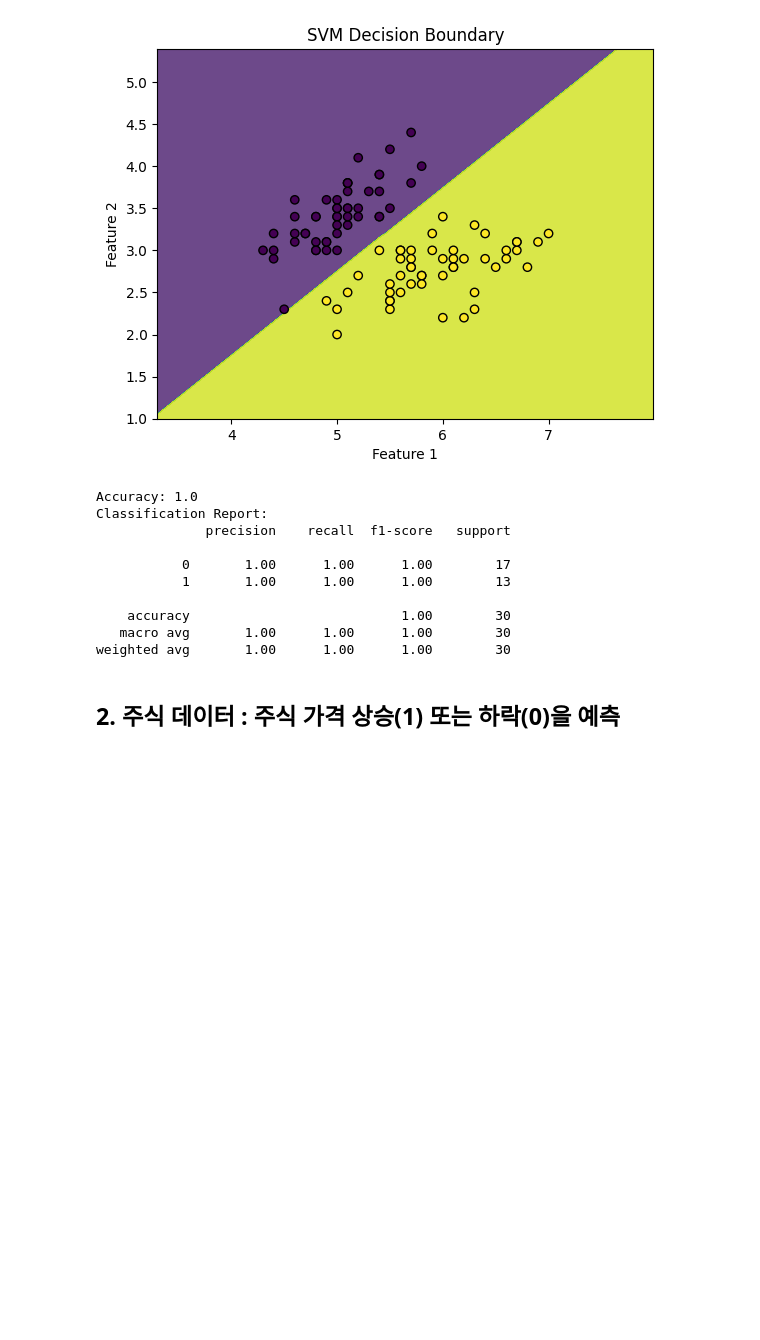
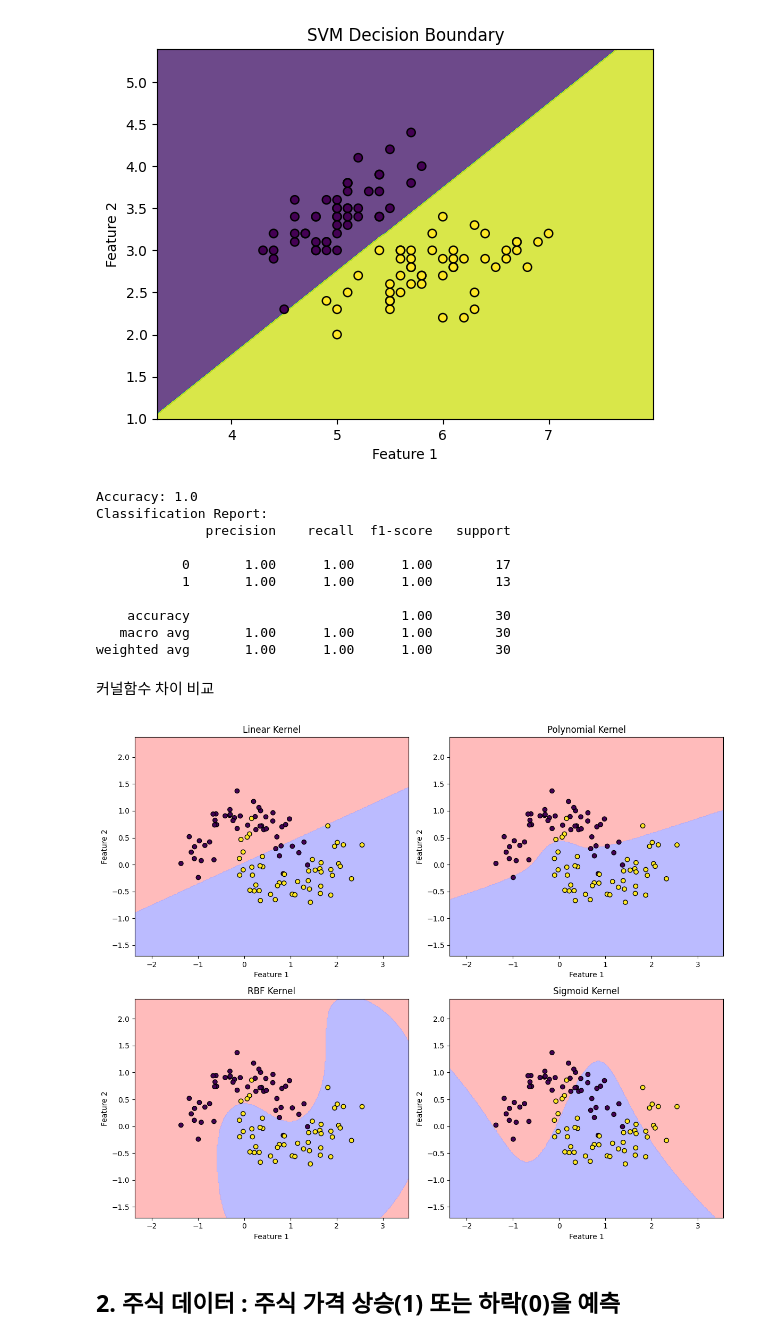
Before and after one commit to freejyb/kdigital, a Jupyter notebook: 머신러닝/분류알고리즘/Support Vector Machine (SVM).ipynb, the cells around one changed output. Saved outputs shown, nothing was run; the diff lists cells and outputs as text; code cells hidden in the pictures; blank space fills up the shorter version.

```diff
--- a/머신러닝/분류알고리즘/Support Vector Machine (SVM).ipynb
+++ b/머신러닝/분류알고리즘/Support Vector Machine (SVM).ipynb
@@ -171,6 +171,49 @@ Classification Report:
     accuracy                           1.00        30
    macro avg       1.00      1.00      1.00        30
 weighted avg       1.00      1.00      1.00        30
+# %% [markdown]
+커널함수 차이 비교
+# %%
+# Import necessary libraries
+from sklearn.datasets import make_moons
+from sklearn.svm import SVC
+import matplotlib.pyplot as plt
+import numpy as np
+
+# Generate a non-linear dataset
+X, y = make_moons(n_samples=100, noise=0.2, random_state=42)
+
+# Define a function to plot decision boundaries
+def plot_decision_boundary(X, y, model, title):
+    x_min, x_max = X[:, 0].min() - 1, X[:, 0].max() + 1
+    y_min, y_max = X[:, 1].min() - 1, X[:, 1].max() + 1
+    xx, yy = np.meshgrid(np.linspace(x_min, x_max, 300),
+                         np.linspace(y_min, y_max, 300))
+    Z = model.predict(np.c_[xx.ravel(), yy.ravel()])
+    Z = Z.reshape(xx.shape)
+
+    plt.contourf(xx, yy, Z, alpha=0.8, levels=[-1, 0, 1], colors=['#FFAAAA', '#AAAAFF'])
+    plt.scatter(X[:, 0], X[:, 1], c=y, edgecolor='k', marker='o')
+    plt.title(title)
+    plt.xlabel('Feature 1')
+    plt.ylabel('Feature 2')
+
+# Train SVM models with different kernels
+kernels = ['linear', 'poly', 'rbf', 'sigmoid']
+titles = ['Linear Kernel', 'Polynomial Kernel', 'RBF Kernel', 'Sigmoid Kernel']
+
+plt.figure(figsize=(12, 10))
+for i, kernel in enumerate(kernels):
+    model = SVC(kernel=kernel, degree=3 if kernel == 'poly' else 3, gamma='scale')
+    model.fit(X, y)
+
+    plt.subplot(2, 2, i + 1)
+    plot_decision_boundary(X, y, model, titles[i])
+
+plt.tight_layout()
+plt.show()
+# %% [output]
+[figure, added]
 # %% [markdown]
 ## 2. 주식 데이터 : 주식 가격 상승(1) 또는 하락(0)을 예측
 # %%
```
